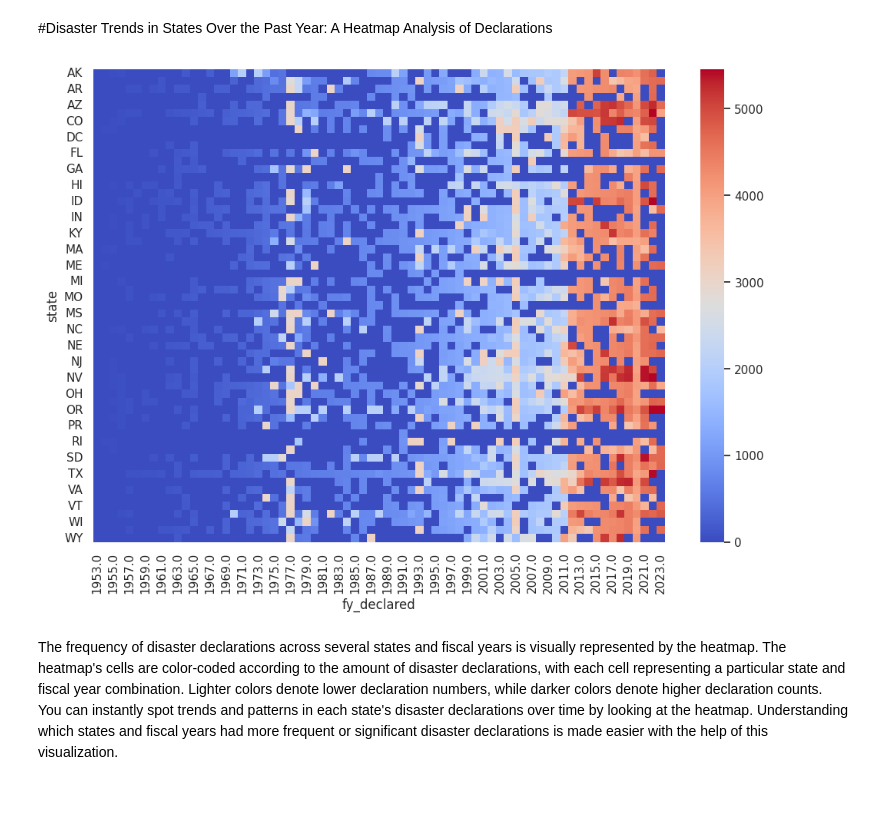
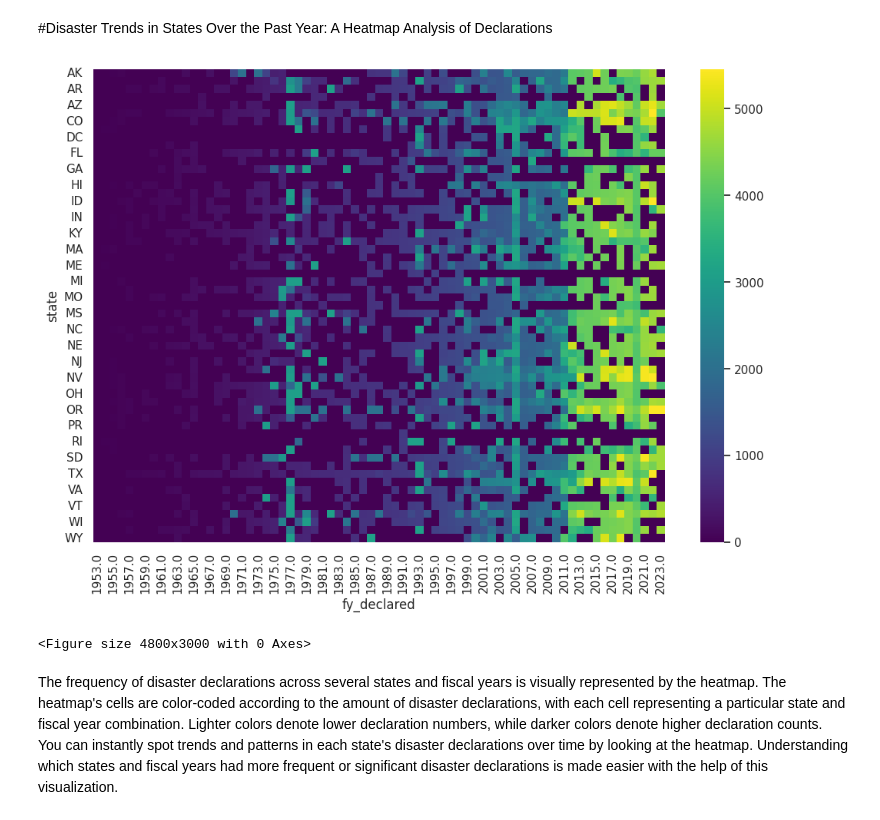
Before and after one commit to narinder-bit/Research-Project, a Jupyter notebook: descriptive_of_US_disaster_declaration.ipynb, the cells around one changed output. Cells and saved outputs as stored; diff of their text form; code cells hidden in the pictures.

```diff
--- a/descriptive_of_US_disaster_declaration.ipynb
+++ b/descriptive_of_US_disaster_declaration.ipynb
@@ -982,20 +982,23 @@ Data frame to detect instances with zero public aid, individual housing, or indi
 # %%
 # Construct a pivot table.
 tp = combined_data.pivot_table(values='disaster_number', index='state', columns='fy_declared').fillna(0)
 
 # Size the heatmap as desired.
 plt.figure(figsize=(12, 8))
 
 # Build the heatmap.
-sns.heatmap(tp, cmap='coolwarm')
+sns.heatmap(tp, cmap='viridis')  # Try different cmap options
 
-# Publish the heatmap as a picture.
-plt.savefig('heatmap.png')
+
+
+plt.figure(figsize=(16, 10), dpi=300)  # Adjust figsize and dpi as needed
+
 
 # Display the heatmap.
 plt.show()
 # %% [output]
-[figure, old version]
+[figure, new version]
+<Figure size 4800x3000 with 0 Axes>
 # %% [markdown]
 The frequency of disaster declarations across several states and fiscal years is visually represented by the heatmap. The heatmap's cells are color-coded according to the amount of disaster declarations, with each cell representing a particular state and fiscal year combination. Lighter colors denote lower declaration numbers, while darker colors denote higher declaration counts. You can instantly spot trends and patterns in each state's disaster declarations over time by looking at the heatmap. Understanding which states and fiscal years had more frequent or significant disaster declarations is made easier with the help of this visualization.
 # %% [markdown]
```
Also changed, not shown: parts of 2 cells of this notebook.
